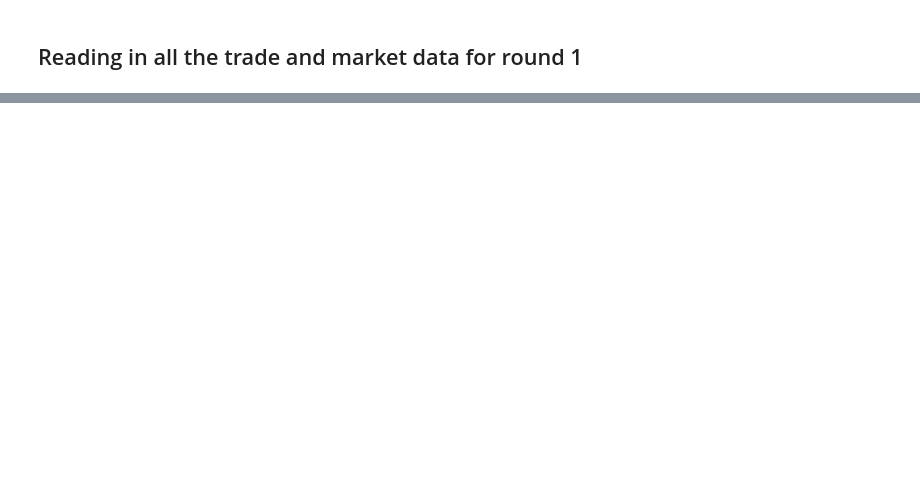
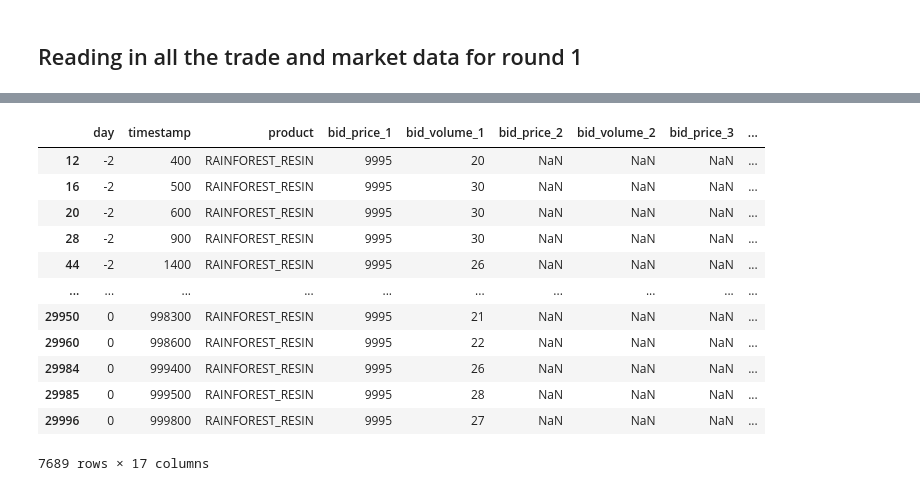
Before and after one commit to yungarjun/prosperity_3, a Jupyter notebook: initial_eda.ipynb, the cells around one changed output, grey strips where cells are left out. Cells and saved outputs as stored; diff of their text form; code cells hidden in the pictures; blank space fills up the shorter version.

```diff
--- a/initial_eda.ipynb
+++ b/initial_eda.ipynb
@@ -66,0 +86,2 @@ for idx, df in enumerate(trades, start=1):
+# %%
+for i, df in enumerate(trades)
@@ -66,0 +90,8 @@ for idx, df in enumerate(trades, start=1):
+# %%
+prices_resin = [
+    df.query('product == "RAINFOREST_RESIN"') for df in prices
+]
+trades_resin = [
+    df.query('symbol == "RAINFOREST_RESIN"') for df in trades
+]
+print(prices_resin)
@@ -66,0 +154,19 @@ for idx, df in enumerate(trades, start=1):
+# %%
+(
+    df_resin_quotes
+    .query('bid_price_1 == 9995')
+)
+# %% [output]
+|  | day | timestamp | product | bid_price_1 | bid_volume_1 | bid_price_2 | bid_volume_2 | bid_price_3 | ... |
+| 12 | -2 | 400 | RAINFOREST_RESIN | 9995 | 20 | NaN | NaN | NaN | ... |
+| 16 | -2 | 500 | RAINFOREST_RESIN | 9995 | 30 | NaN | NaN | NaN | ... |
+| 20 | -2 | 600 | RAINFOREST_RESIN | 9995 | 30 | NaN | NaN | NaN | ... |
+| 28 | -2 | 900 | RAINFOREST_RESIN | 9995 | 30 | NaN | NaN | NaN | ... |
+| 44 | -2 | 1400 | RAINFOREST_RESIN | 9995 | 26 | NaN | NaN | NaN | ... |
+| ... | ... | ... | ... | ... | ... | ... | ... | ... | ... |
+| 29950 | 0 | 998300 | RAINFOREST_RESIN | 9995 | 21 | NaN | NaN | NaN | ... |
+| 29960 | 0 | 998600 | RAINFOREST_RESIN | 9995 | 22 | NaN | NaN | NaN | ... |
+| 29984 | 0 | 999400 | RAINFOREST_RESIN | 9995 | 26 | NaN | NaN | NaN | ... |
+| 29985 | 0 | 999500 | RAINFOREST_RESIN | 9995 | 28 | NaN | NaN | NaN | ... |
+| 29996 | 0 | 999800 | RAINFOREST_RESIN | 9995 | 27 | NaN | NaN | NaN | ... |
+7689 rows × 17 columns
```
Also changed, not shown: parts of 26 cells of this notebook.
